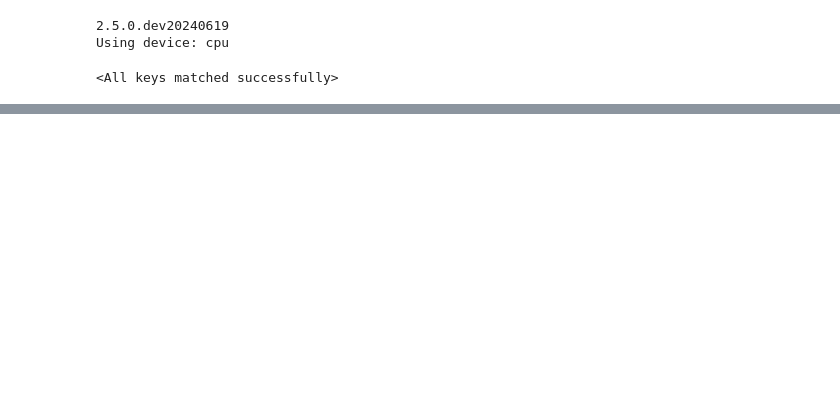
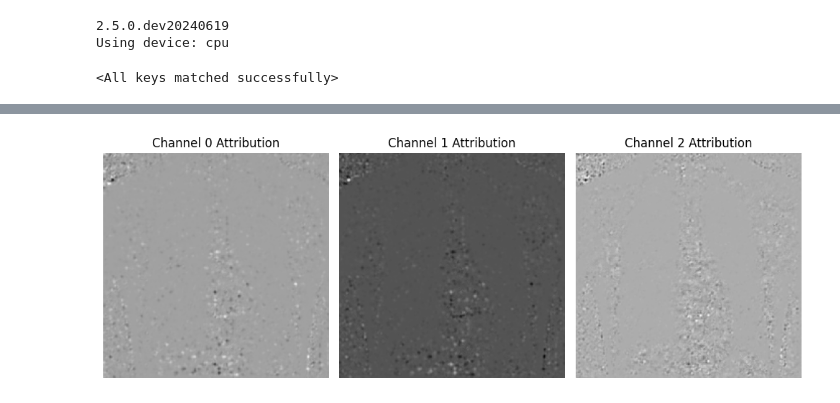
Before and after one commit to jayasooryantm/xai-medical-imaging, a Jupyter notebook: Notebooks/XAI.ipynb, the cells around one changed output, grey strips where cells are left out. Cells and saved outputs as stored; diff of their text form; code cells hidden in the pictures; blank space fills up the shorter version.

```diff
--- a/Notebooks/XAI.ipynb
+++ b/Notebooks/XAI.ipynb
@@ -56,25 +59,3 @@ model_pickle_path = "../Model/PneumoniaScannerModel_wSampler.pth"
 model.load_state_dict(torch.load(model_pickle_path))
 # %% [output]
 <All keys matched successfully>
-# %%
-
-# Assuming your model is already defined and trained
-model.eval()
-
-dataiter = iter(test_loader)
-batch = next(dataiter)
-images, labels = batch
-
-input_tensor = images.to(device)
-
-# Initialize Integrated Gradients
-ig = IntegratedGradients(model)
-
-# Calculate attributions
-attributions = ig.attribute(input_tensor, target=0, n_steps=200)
-
-# Visualize attributions
-attributions = attributions.squeeze().cpu().detach().numpy()
-attributions = (attributions - attributions.min()) / (attributions.max() - attributions.min())  # Normalize to 0-1
-plt.imshow(attributions.transpose(1, 2, 0))
-plt.show()
@@ -82,0 +99,5 @@ plt.show()
+# %%
+input_tensor = images  # Your image tensor
+
+# Compute attributions
+attributions, delta = ig.attribute(input_tensor, target=0, n_steps=50, return_convergence_delta=True)
@@ -82,0 +106,17 @@ plt.show()
+# %%
+# Assuming you want to visualize attributions for the first image in the batch
+
+
+plt.figure(figsize=(10, 5))
+
+# Plot attributions for each channel (assuming RGB image)
+for i in range(3):
+    plt.subplot(1, 3, i + 1)
+    plt.imshow(attributions[i], cmap='gray')
+    plt.title(f'Channel {i} Attribution')
+    plt.axis('off')
+
+plt.tight_layout()
+plt.show()
+# %% [output]
+[figure, added]
```
Also changed, not shown: parts of 7 cells of this notebook.
